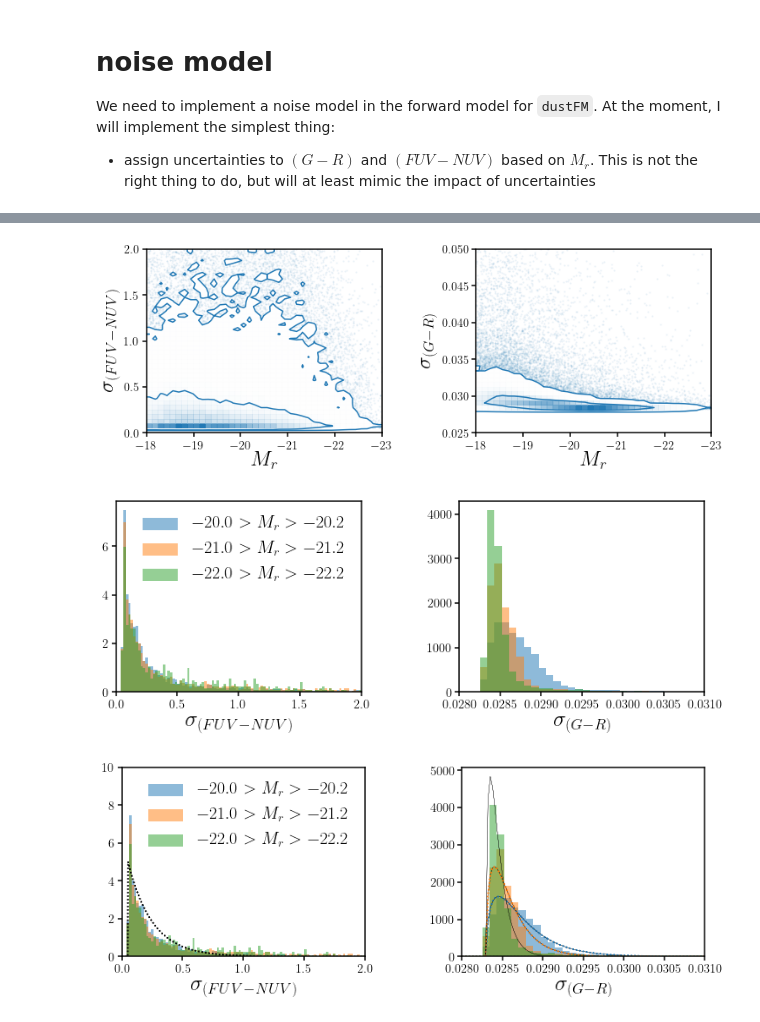
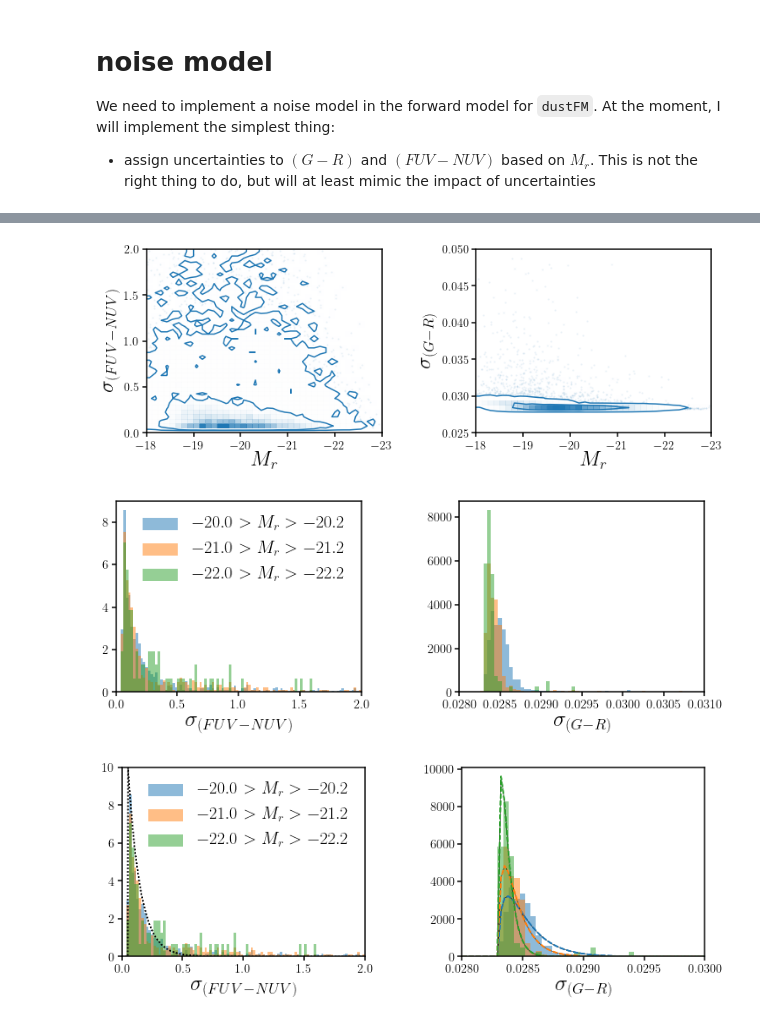
Before and after one commit to IQcollaboratory/galpopFM, a Jupyter notebook: nb/noise_model.ipynb, the cells around one changed output, grey strips where cells are left out. Drawn from its saved outputs; the diff is of its cells as text; code cells hidden in the pictures.

```diff
--- a/nb/noise_model.ipynb
+++ b/nb/noise_model.ipynb
@@ -30,3 +25,9 @@ ivar_M_fuv, ivar_M_nuv, ivar_M_g, ivar_M_r = nsa.data['AMIVAR'][:,0], nsa.data['
+# %%
+tinker = Catalog('tinker')
+# %%
+M_fuv, M_nuv, _, M_g, M_r, _, _ = tinker.data['NSA_ABSMAG'].T
+# %%
+ivar_fuv, ivar_nuv, _, ivar_g, ivar_r, _, _ = tinker.data['NSA_AMIVAR'].T
 # %%
 fig = plt.figure(figsize=(5,4))
 sub = fig.add_subplot(111)
@@ -54,7 +59,7 @@ plt.xlim(0.019, 0.024)
 fig = plt.figure(figsize=(12,4))
 sub = fig.add_subplot(121)
 
-DFM.hist2d(M_r, np.sqrt(1./ivar_M_fuv + 1./ivar_M_nuv), color='C0',
+DFM.hist2d(M_r, np.sqrt(1./ivar_fuv + 1./ivar_nuv), color='C0',
     levels=[0.68, 0.95], range=[[-18, -23], [0., 2.]], bins=40,
     plot_datapoints=True, fill_contours=False, plot_density=True,
     ax=sub)
@@ -63,7 +68,7 @@ sub.set_xlabel('$M_r$', fontsize=25)
 sub.set_ylabel('$\sigma_{(FUV-NUV)}$', fontsize=25)
 
 sub = fig.add_subplot(122)
-DFM.hist2d(M_r, np.sqrt(1./ivar_M_g + 1./ivar_M_r), color='C0',
+DFM.hist2d(M_r, np.sqrt(1./ivar_g + 1./ivar_r), color='C0',
     levels=[0.68, 0.95], range=[[-18, -23], [0.025, 0.05]], bins=40,
     plot_datapoints=True, fill_contours=False, plot_density=True,
     ax=sub)
@@ -72,30 +77,29 @@ sub.set_ylabel('$\sigma_{(G - R)}$', fontsize=25)
 
 fig.subplots_adjust(wspace=0.4)
 # %% [output]
-[figure, old version]
+[figure, new version]
 # %%
-
 fig = plt.figure(figsize=(12,4))
 for _mr_lim in [-20., -21., -22.]:
     sub = fig.add_subplot(121)
     Mr_lim = ((M_r < _mr_lim) & (M_r > _mr_lim - 0.2))
 
-    notnan = np.isfinite(np.sqrt(1./ivar_M_fuv + 1./ivar_M_nuv))
-    sub.hist(np.sqrt(1./ivar_M_fuv + 1./ivar_M_nuv)[Mr_lim & notnan], range=(0., 2.0),
+    notnan = np.isfinite(np.sqrt(1./ivar_fuv + 1./ivar_nuv))
+    sub.hist(np.sqrt(1./ivar_fuv + 1./ivar_nuv)[Mr_lim & notnan], range=(0., 2.0),
              bins=100, density=True, alpha=0.5, label='$%.1f > M_r > %.1f$' % (_mr_lim, _mr_lim-0.2))
     sub.set_xlabel('$\sigma_{(FUV-NUV)}$', fontsize=25)
     sub.set_xlim(0., 2.)
     sub.legend(loc='upper right', fontsize=20)
 
-    notnan = np.isfinite(np.sqrt(1./ivar_M_g + 1./ivar_M_r))
+    notnan = np.isfinite(np.sqrt(1./ivar_g + 1./ivar_r))
     sub = fig.add_subplot(122)
-    sub.hist(np.sqrt(1./ivar_M_g + 1./ivar_M_r)[Mr_lim & notnan], range=(0.026, 0.035), bins=100, density=True, alpha=0.5)
+    sub.hist(np.sqrt(1./ivar_g + 1./ivar_r)[Mr_lim & notnan], range=(0.026, 0.035), bins=200, density=True, alpha=0.5)
     sub.set_xlabel('$\sigma_{(G - R)}$', fontsize=25)
     sub.set_xlim(0.028, 0.031)
 
 fig.subplots_adjust(wspace=0.4)
 # %% [output]
-[figure, old version]
+[figure, new version]
 # %%
 x_fn = np.linspace(0., 2., 1000)
 x_gr = np.linspace(0.028, 0.32, 10000)
@@ -107,29 +109,29 @@ for i, _mr_lim in enumerate([-20., -21., -22.]):
     sub = fig.add_subplot(121)
     Mr_lim = ((M_r < _mr_lim) & (M_r > _mr_lim - 0.2))
 
-    notnan = np.isfinite(np.sqrt(1./ivar_M_fuv + 1./ivar_M_nuv))
-    sub.hist(np.sqrt(1./ivar_M_fuv + 1./ivar_M_nuv)[Mr_lim & notnan], range=(0., 2.0),
+    notnan = np.isfinite(np.sqrt(1./ivar_fuv + 1./ivar_nuv))
+    sub.hist(np.sqrt(1./ivar_fuv + 1./ivar_nuv)[Mr_lim & notnan], range=(0., 2.0),
              bins=100, density=True, alpha=0.5, color='C%i' % i, label='$%.1f > M_r > %.1f$' % (_mr_lim, _mr_lim-0.2))
-    sub.plot(x_fn, chi2.pdf(x_fn, 2, loc=0.05, scale=0.1), c='k', ls=':')
+    sub.plot(x_fn, chi2.pdf(x_fn, 2, loc=0.05, scale=0.05), c='k', ls=':')
     sub.set_xlabel('$\sigma_{(FUV-NUV)}$', fontsize=25)
     sub.set_xlim(0., 2.)
     sub.set_ylim(0., 10.)
     sub.legend(loc='upper right', fontsize=20)
 
-    notnan = np.isfinite(np.sqrt(1./ivar_M_g + 1./ivar_M_r))
+    notnan = np.isfinite(np.sqrt(1./ivar_g + 1./ivar_r))
     sub = fig.add_subplot(122)
-    sub.hist(np.sqrt(1./ivar_M_g + 1./ivar_M_r)[Mr_lim & notnan], range=(0.026, 0.035), bins=100, density=True, alpha=0.5)
+    sub.hist(np.sqrt(1./ivar_g + 1./ivar_r)[Mr_lim & notnan], range=(0.026, 0.035), bins=200, density=True, alpha=0.5)
     # M_r = -20.1
-    sub.plot(x_gr, chi2.pdf(x_gr, 3, loc=0.0283, scale=0.00015), c='k', lw=0.2)
-    sub.plot(x_gr, chi2.pdf(x_gr, 3, loc=0.0283, scale=0.00015), c='C0', ls=':')
+    sub.plot(x_gr, chi2.pdf(x_gr, 3, loc=0.0283, scale=0.000075), c='k', lw=0.2)
+    sub.plot(x_gr, chi2.pdf(x_gr, 3, loc=0.0283, scale=0.000075), c='C0', ls='--')
     # M_r = -21.1
-    sub.plot(x_gr, chi2.pdf(x_gr, 3, loc=0.0283, scale=0.0001), c='k', lw=0.2)
-    sub.plot(x_gr, chi2.pdf(x_gr, 3, loc=0.0283, scale=0.0001), c='C1', ls=':')
+    sub.plot(x_gr, chi2.pdf(x_gr, 3, loc=0.0283, scale=0.00005), c='k', lw=0.2)
+    sub.plot(x_gr, chi2.pdf(x_gr, 3, loc=0.0283, scale=0.00005), c='C1', ls='--')
     # M_r = -22.1
-    sub.plot(x_gr, chi2.pdf(x_gr, 3, loc=0.0283, scale=0.00005), c='k', lw=0.2)
-    sub.plot(x_gr, chi2.pdf((x_gr-0.0283)/0.00005, 3), c='C2', ls=':')
+    sub.plot(x_gr, chi2.pdf(x_gr, 3, loc=0.0283, scale=0.000025), c='k', lw=0.2)
+    sub.plot(x_gr, chi2.pdf(x_gr, 3, loc=0.0283, scale=0.000025), c='C2', ls='--')
     sub.set_xlabel('$\sigma_{(G - R)}$', fontsize=25)
-    sub.set_xlim(0.028, 0.031)
+    sub.set_xlim(0.028, 0.03)
 fig.subplots_adjust(wspace=0.4)
 # %% [output]
-[figure, old version]
+[figure, new version]
```
Also changed, not shown: parts of 7 cells of this notebook, 1 other file.
